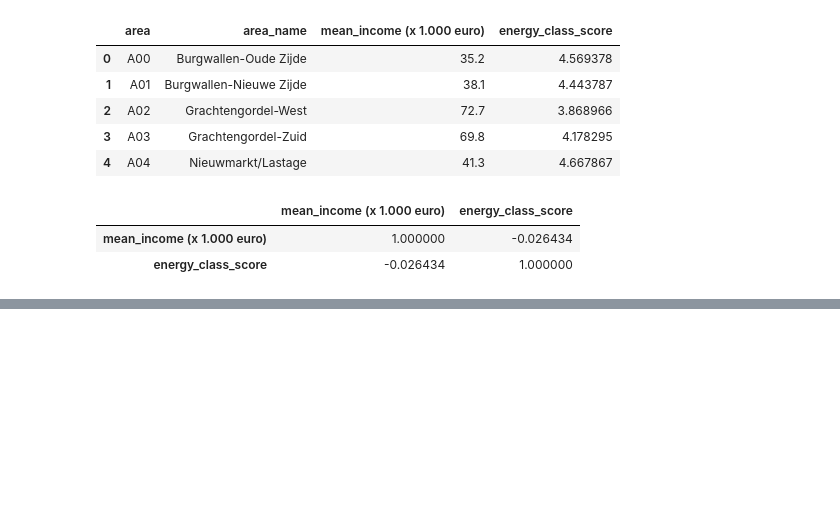
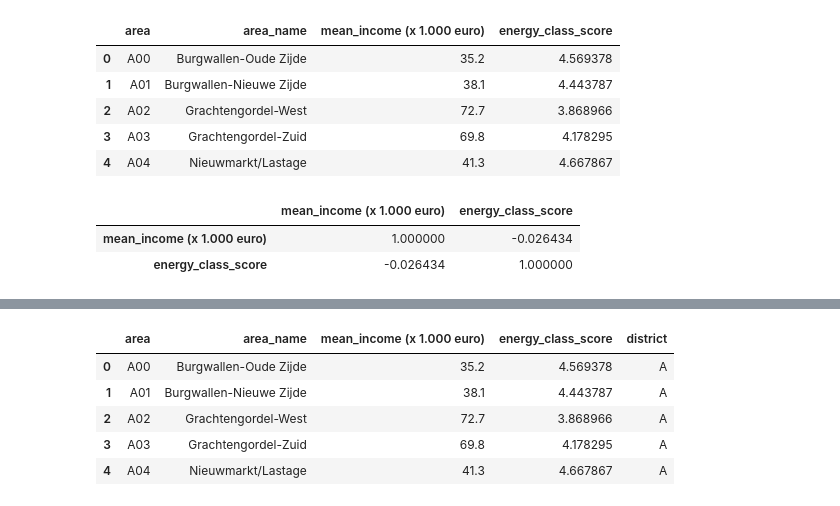
Before and after one commit to maaikedj/Ironhack-dataptams2020-project2, a Jupyter notebook: your-project/Maaike_project2.ipynb, the cells around one changed output, grey strips where cells are left out. Cells and saved outputs as stored; diff of their text form; code cells hidden in the pictures; blank space fills up the shorter version.

```diff
--- a/your-project/Maaike_project2.ipynb
+++ b/your-project/Maaike_project2.ipynb
@@ -162,8 +162,8 @@ energy_score_area.head()
 | A04 | 4.667867 |
 # %%
 #merge income per area with energy class score per area
-energy_labels_income = pd.merge(income_df2, energy_score_area, on = 'area', how = 'inner')
-energy_labels_income.head()
+energy_income_area = pd.merge(income_df2, energy_score_area, on = 'area', how = 'inner')
+energy_income_area.head()
 # %% [output]
 |  | area | area_name | mean_income (x 1.000 euro) | energy_class_score |
 | 0 | A00 | Burgwallen-Oude Zijde | 35.2 | 4.569378 |
@@ -184,0 +196,7 @@ corr_matrix
+# %%
+#create df with area and district column
+area_district = area_info[['Buurtcombinatie_code', 'Stadsdeel_code']]
+
+#rename columns:
+area_district = area_district.rename(columns = {'Buurtcombinatie_code': 'area','Stadsdeel_code': 'district'})
+area_district.head()
@@ -184,0 +210,11 @@ corr_matrix
+# %%
+#add district info to energy income area df
+energy_income_area_district = pd.merge(energy_income_area, area_district, on = 'area', how = 'inner')
+energy_income_area_district.head()
+# %% [output]
+|  | area | area_name | mean_income (x 1.000 euro) | energy_class_score | district |
+| 0 | A00 | Burgwallen-Oude Zijde | 35.2 | 4.569378 | A |
+| 1 | A01 | Burgwallen-Nieuwe Zijde | 38.1 | 4.443787 | A |
+| 2 | A02 | Grachtengordel-West | 72.7 | 3.868966 | A |
+| 3 | A03 | Grachtengordel-Zuid | 69.8 | 4.178295 | A |
+| 4 | A04 | Nieuwmarkt/Lastage | 41.3 | 4.667867 | A |
```
Also changed, not shown: parts of 6 cells of this notebook.
